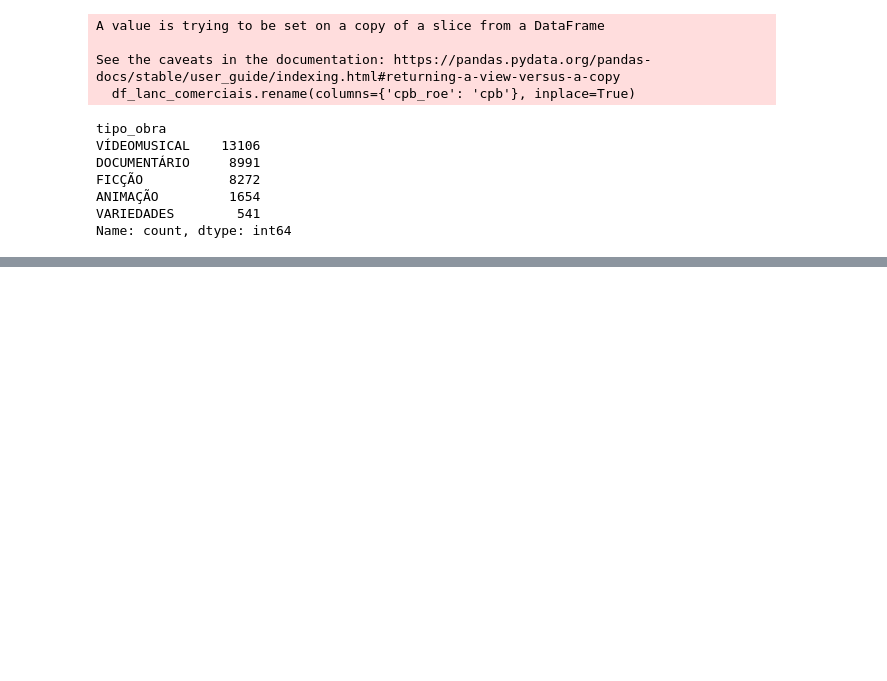
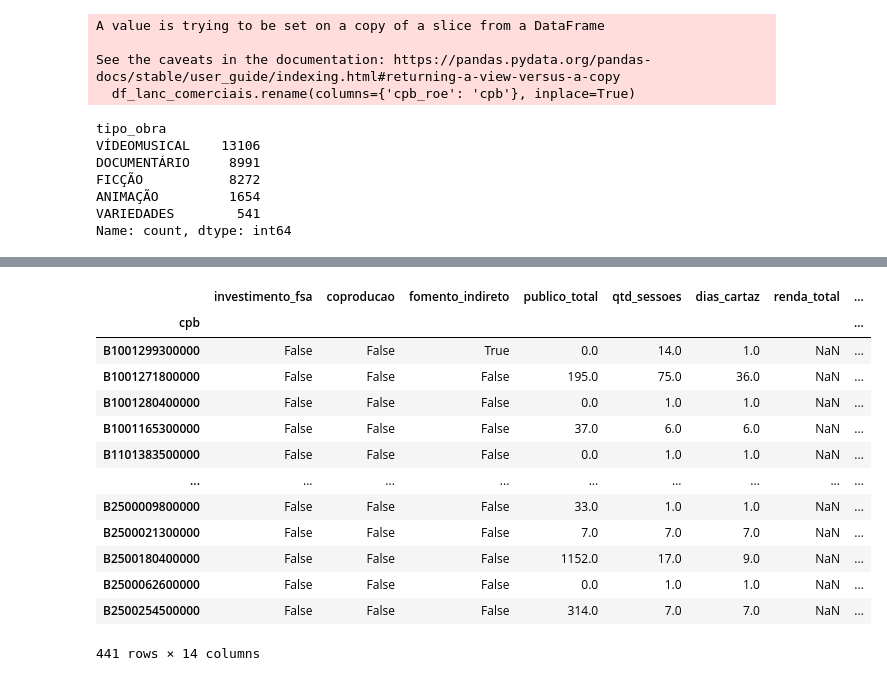
Before and after one commit to JamesIslan/analise-dados-ancine, a Jupyter notebook: src/cluster/df_cluster.ipynb, the cells around one changed output, grey strips where cells are left out. Cells and saved outputs as stored; diff of their text form; code cells hidden in the pictures; blank space fills up the shorter version.

```diff
--- a/src/cluster/df_cluster.ipynb
+++ b/src/cluster/df_cluster.ipynb
@@ -179,2 +180,28 @@ df_cluster = df_cluster.dropna()
+# %%
+# ...existing code...
+# Conta quantos nulos existem em cada linha
+nulos_por_linha = df_cluster.isnull().sum(axis=1)
+
+# Filtra as linhas que têm exatamente 1 nulo
+registros_um_nulo = df_cluster[nulos_por_linha == 1]
+
+# Exibe o resultado
+registros_um_nulo
+# ...existing code...
+# %% [output]
+|  | investimento_fsa | coproducao | fomento_indireto | publico_total | qtd_sessoes | dias_cartaz | renda_total | ... |
+| cpb |  |  |  |  |  |  |  | ... |
+| B1001299300000 | False | False | True | 0.0 | 14.0 | 1.0 | NaN | ... |
+| B1001271800000 | False | False | False | 195.0 | 75.0 | 36.0 | NaN | ... |
+| B1001280400000 | False | False | False | 0.0 | 1.0 | 1.0 | NaN | ... |
+| B1001165300000 | False | False | False | 37.0 | 6.0 | 6.0 | NaN | ... |
+| B1101383500000 | False | False | False | 0.0 | 1.0 | 1.0 | NaN | ... |
+| ... | ... | ... | ... | ... | ... | ... | ... | ... |
+| B2500009800000 | False | False | False | 33.0 | 1.0 | 1.0 | NaN | ... |
+| B2500021300000 | False | False | False | 7.0 | 7.0 | 7.0 | NaN | ... |
+| B2500180400000 | False | False | False | 1152.0 | 17.0 | 9.0 | NaN | ... |
+| B2500062600000 | False | False | False | 0.0 | 1.0 | 1.0 | NaN | ... |
+| B2500254500000 | False | False | False | 314.0 | 7.0 | 7.0 | NaN | ... |
+441 rows × 14 columns
 # %%
 # Exportando DataFrame para .csv tratado
```
Also changed, not shown: parts of 6 cells of this notebook.
